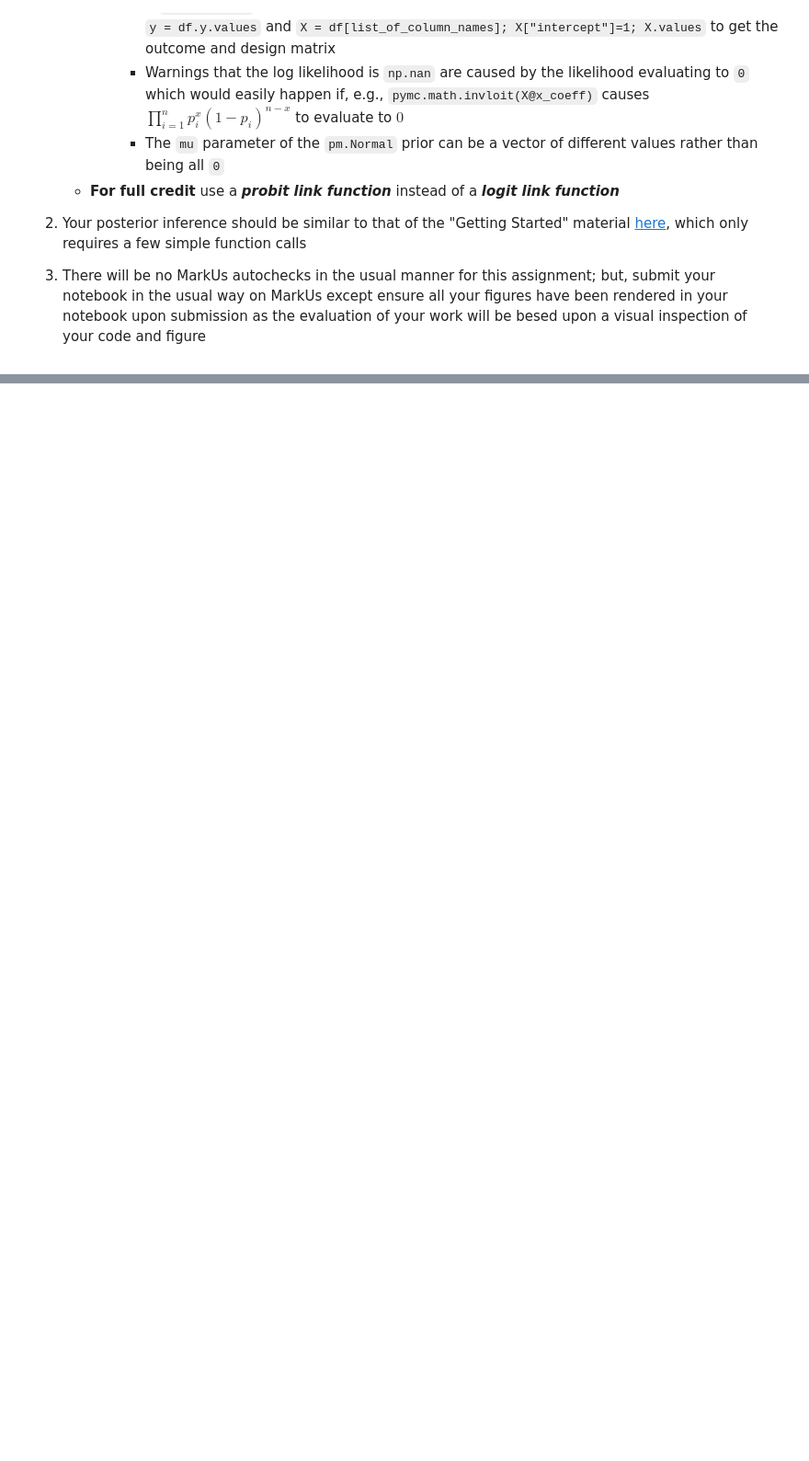
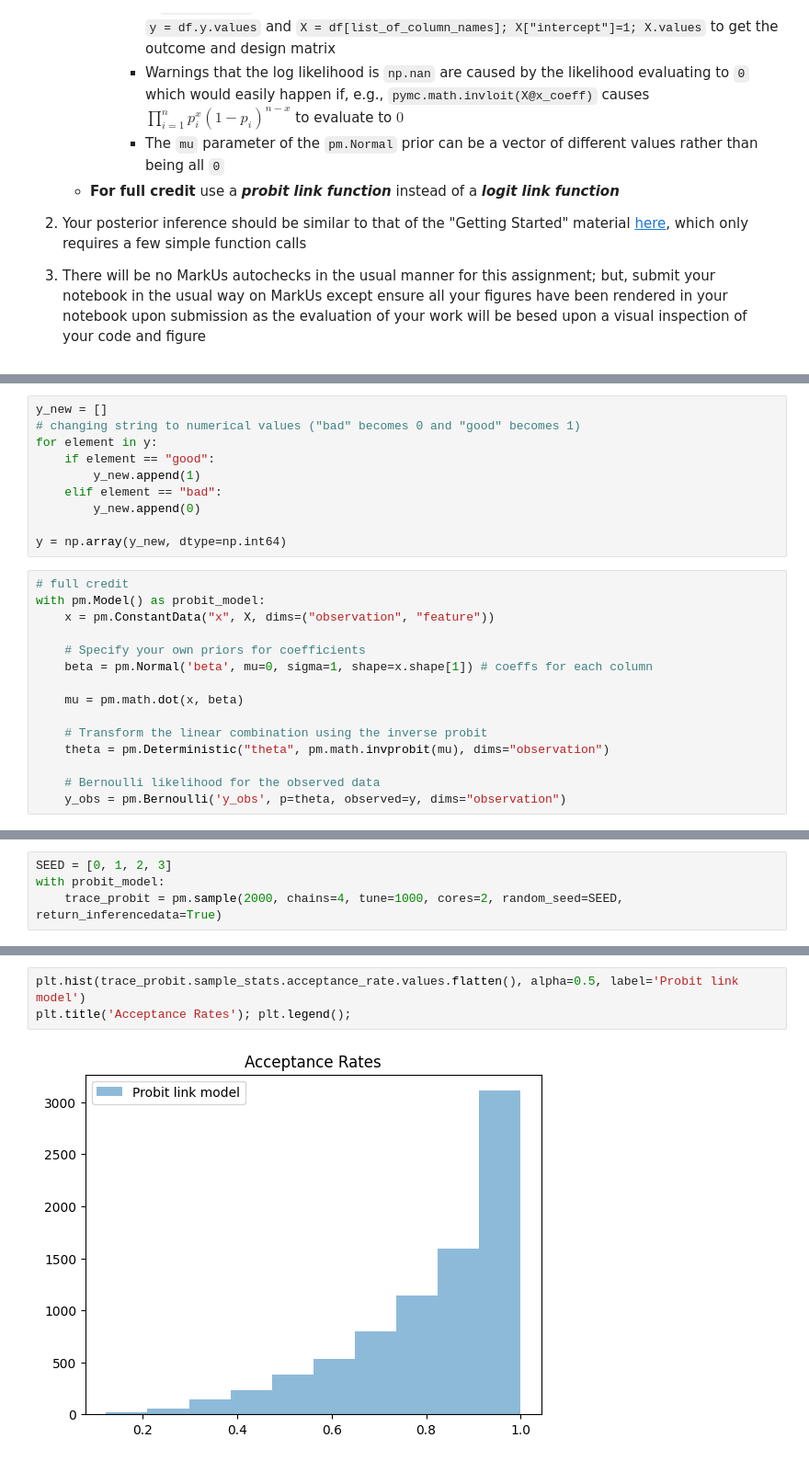
Before and after one commit to pointOfive/STA410_W24_StatisticalComputation, a Jupyter notebook: Week3/STA410_W24_Week3_Homework_ProbabilisticProgrammingPyMC.ipynb, the cells around one changed output, grey strips where cells are left out. Shown at 92% size. Cells and saved outputs as stored; diff of their text form; blank space fills up the shorter version.

```diff
--- a/Week3/STA410_W24_Week3_Homework_ProbabilisticProgrammingPyMC.ipynb
+++ b/Week3/STA410_W24_Week3_Homework_ProbabilisticProgrammingPyMC.ipynb
@@ -25,0 +67,25 @@
+# %%
+y_new = []
+# changing string to numerical values ("bad" becomes 0 and "good" becomes 1)
+for element in y:
+    if element == "good":
+        y_new.append(1)
+    elif element == "bad":
+        y_new.append(0)
+
+y = np.array(y_new, dtype=np.int64)
+# %%
+# full credit
+with pm.Model() as probit_model:
+    x = pm.ConstantData("x", X, dims=("observation", "feature"))
+
+    # Specify your own priors for coefficients
+    beta = pm.Normal('beta', mu=0, sigma=1, shape=x.shape[1]) # coeffs for each column
+
+    mu = pm.math.dot(x, beta)
+
+    # Transform the linear combination using the inverse probit
+    theta = pm.Deterministic("theta", pm.math.invprobit(mu), dims="observation")
+
+    # Bernoulli likelihood for the observed data
+    y_obs = pm.Bernoulli('y_obs', p=theta, observed=y, dims="observation")
@@ -25,0 +97,4 @@
+# %%
+SEED = [0, 1, 2, 3]
+with probit_model:
+    trace_probit = pm.sample(2000, chains=4, tune=1000, cores=2, random_seed=SEED, return_inferencedata=True)
@@ -25,0 +108,5 @@
+# %%
+plt.hist(trace_probit.sample_stats.acceptance_rate.values.flatten(), alpha=0.5, label='Probit link model')
+plt.title('Acceptance Rates'); plt.legend();
+# %% [output]
+[figure, added]
```
Also changed, not shown: parts of 9 cells of this notebook, 1 other file.
